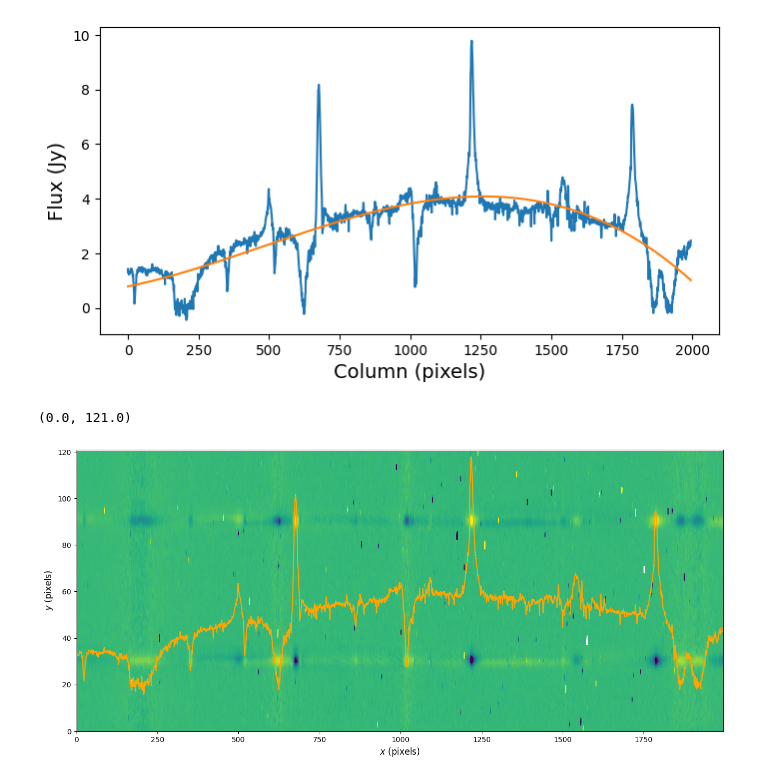
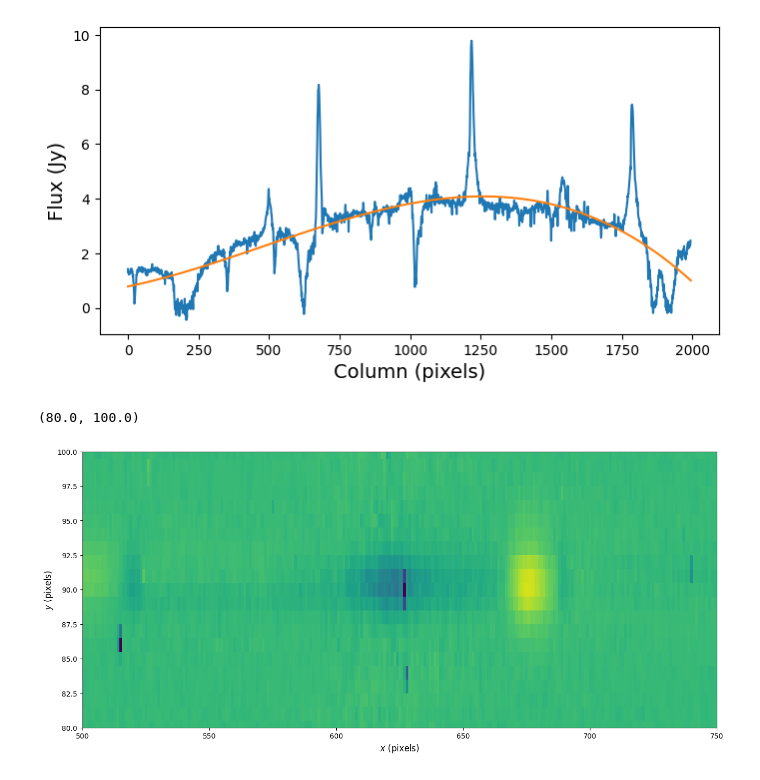
Before and after one commit to interstellarmedium/spectroastrometry, a Jupyter notebook: spectroastrometry1.ipynb, the cells around one changed output. Cells and saved outputs as stored; diff of their text form; code cells hidden in the pictures.

Commit message:
minor changes to basic reduction and plotting routines

```diff
--- a/spectroastrometry1.ipynb
+++ b/spectroastrometry1.ipynb
@@ -25,14 +25,14 @@ path = '../191008/'
 source = 'DRTau_PA90'
 calfile = 'wavecal1-28'
 
-hdu1 = fits.open(path+'reduced/'+source+'_combined.fits')
+hdu1 = fits.open(path+'reduced/'+source+'_rectified.fits')
 flux = hdu1[0].data
 var = hdu1[1].data
 rect_hd = hdu1[0].header
 #flux_norm = ImageNormalize(flux, interval=MinMaxInterval(), stretch=HistEqStretch(flux))
-flux_norm = ImageNormalize(flux, vmin=-10, vmax=10, stretch=AsinhStretch(0.3))
+flux_norm = ImageNormalize(flux, vmin=-15, vmax=15, stretch=AsinhStretch(0.3))
 
-hdu2 = fits.open(path+'cal/'+calfile+'.fits')
+hdu2 = fits.open(path+'wavecal/'+calfile+'.fits')
 wc_hd = hdu2[0].header
 orders = wc_hd['ORDERS'].split(',')
 norders = wc_hd['NORDERS']
@@ -259,21 +261,23 @@ Text(0, 0.5, 'Flux (Jy)')
 # %%
 # remove the spline from the data
 scale = np.nanmedian(order_flux, axis=1) / np.median(spectrum_spline_fit)
 order_flux_sub = np.zeros(order_flux.shape)
 for j in range(order_flux.shape[0]):
     order_flux_sub[j, :] = order_flux[j, :] - scale[j] * spectrum_spline_fit
 
 fig, ax = plt.subplots(figsize=(16, 7))
 ax.imshow(order_flux_sub, origin='lower', norm=flux_norm, aspect='auto')
 ax.set_xlabel(r"$x$ (pixels)", fontsize=12)
 ax.set_ylabel(r"$y$ (pixels)", fontsize=12)
 
-ax.plot(x, 20 + 10 * spectrum_ave, color='orange')
+#ax.plot(x, 20 + 10 * spectrum_ave, color='orange')#
 ax.set_xlim(0, order_flux.shape[1])
 ax.set_ylim(0, order_flux.shape[0])
+ax.set_xlim(500,750)
+ax.set_ylim(80,100)
 # %% [output]
-(0.0, 121.0)
+(80.0, 100.0)
-[figure, old version]
+[figure, new version]
 # %%
 # plot the SA signal
 fig, ax = plt.subplots(figsize=(8, 4))
```
Also changed, not shown: parts of 8 cells of this notebook, 3 other files.
